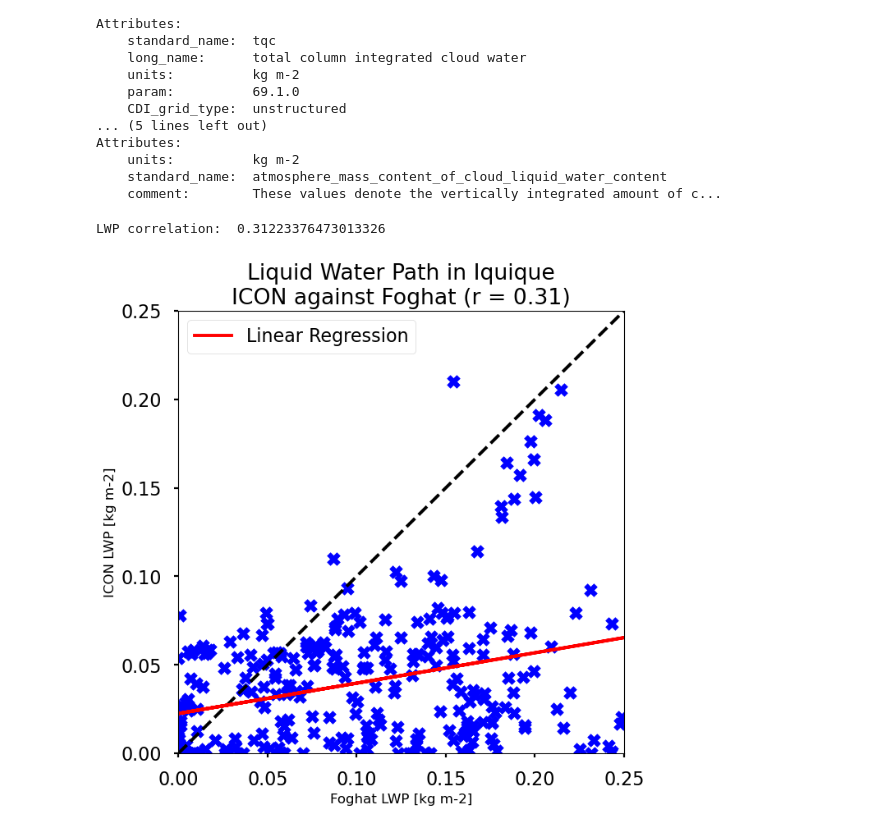
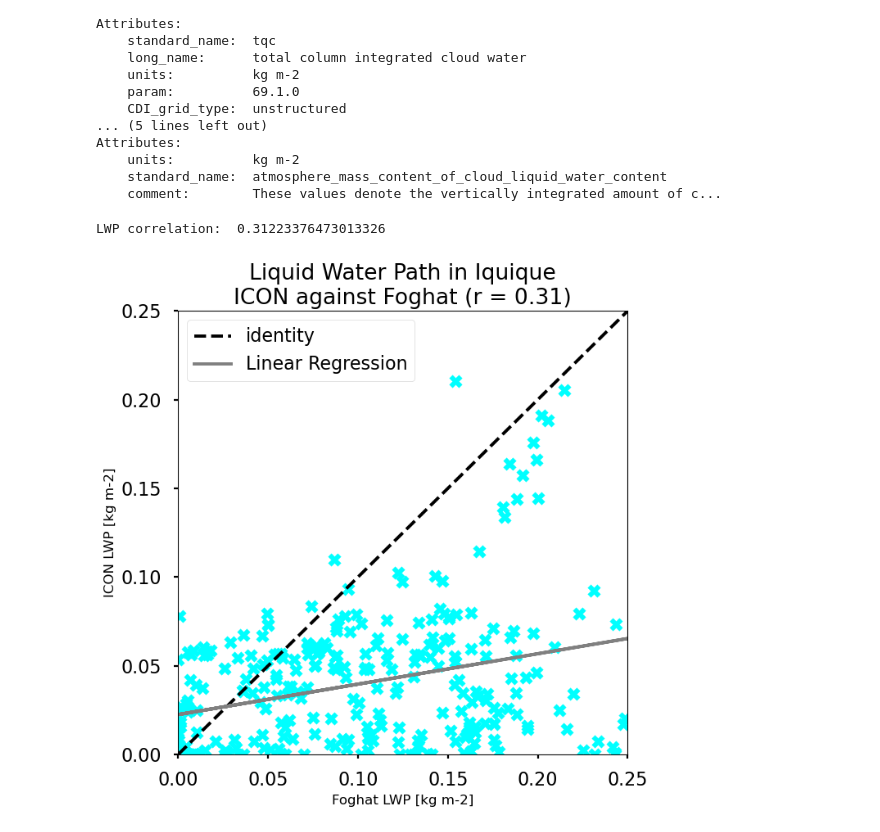
Before and after one commit to apschera2023uzk/MA_Coastal_Sc, a Jupyter notebook: 02_Further_LWP_statistics.ipynb, the cells around one changed output. Cells and saved outputs as stored; diff of their text form; code cells hidden in the pictures.

```diff
--- a/02_Further_LWP_statistics.ipynb
+++ b/02_Further_LWP_statistics.ipynb
@@ -93,39 +93,40 @@ def calculate_regression_linear(array_1, array_2):
     for i in range(len(regression_plot)):
         regression_plot[i] = a * array_1[i] + b
     return regression_plot
 
 ###############################################################################
 
 # Reduce ICON timeframe to two days:
 reduced_icon = lwp_icon.sel(time=slice(20180822.0, 20180823.999))
 
 # Interpolate observation on ICON timesteps:
 float_times_obs = convert_to_float_timestamps(lwp_obs["time"].values)
 interp_func = interp1d(float_times_obs, lwp_obs.values)
 interpolated_lwp_obs = interp_func(reduced_icon["time"].values)
 
 # Calculate correlation:
 correlation_lwp = calculate_covariance(interpolated_lwp_obs, reduced_icon.values) /\
 np.sqrt(calculate_covariance(interpolated_lwp_obs, interpolated_lwp_obs) * calculate_covariance(reduced_icon.values, reduced_icon.values))
 print("LWP correlation: ", correlation_lwp)
 
 ###
 # Scatter plot:
 plt.figure(figsize=(7,7))
 plt.title("Liquid Water Path in Iquique\nICON against Foghat (r = "+str(np.round(correlation_lwp,2))+")")
-plt.scatter(interpolated_lwp_obs, reduced_icon.values, marker="X", color="blue", linewidth=0.5)
-plt.plot(range(2), range(2), color="black", linestyle="dashed")
-plt.plot(interpolated_lwp_obs, calculate_regression_linear(interpolated_lwp_obs, reduced_icon.values), color="red", label="Linear Regression")
+plt.scatter(interpolated_lwp_obs, reduced_icon.values, marker="X", color="cyan", linewidth=0.25)
+plt.plot(range(2), range(2), color="black", linestyle="dashed", label="identity")
+plt.plot(interpolated_lwp_obs, calculate_regression_linear(interpolated_lwp_obs, reduced_icon.values), color="grey",\
+         label="Linear Regression")
 plt.xlabel("Foghat LWP [kg m-2]", fontsize=12)
 plt.ylabel("ICON LWP [kg m-2]", fontsize=12)
 plt.xlim(0, 0.25)
 plt.ylim(0,0.25)
-plt.legend()
-# plt.tight_layout
+plt.legend(loc="upper left")
+plt.tight_layout()
 plt.savefig(outputdir+"scatterplot_icon_foghat_corr.png")
 # %% [output]
 LWP correlation:  0.31223376473013326
-[figure, old version]
+[figure, new version]
 # %%
 # Mache das auch für 6-stündige Intervalle als Scatterplot! wie bei Schemann et al 2020:
 
```
Also changed, not shown: parts of 6 cells of this notebook, 15 other files.
